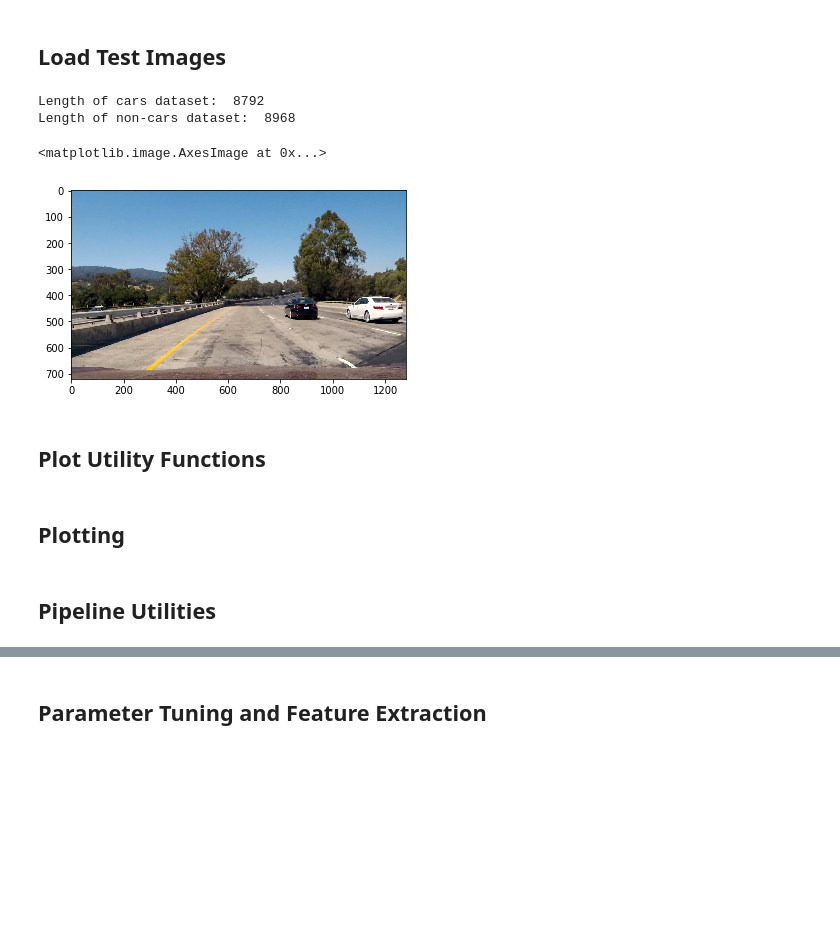
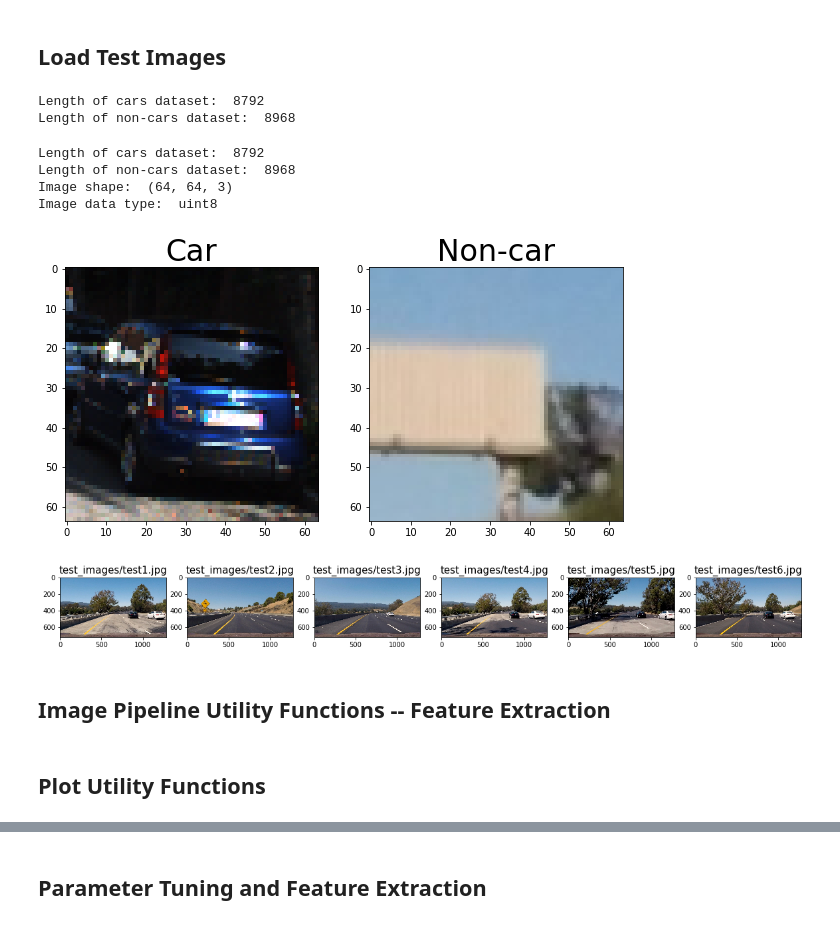
Before and after one commit to DevJoseWeb/CarND-Vehicle-Detection, a Jupyter notebook: P5.ipynb, the cells around one changed output, grey strips where cells are left out. Saved outputs shown, nothing was run; the diff lists cells and outputs as text; code cells hidden in the pictures; blank space fills up the shorter version.

```diff
--- a/P5.ipynb
+++ b/P5.ipynb
@@ -64,9 +65,51 @@ non_cars.extend(glob.glob(non_cars_images_paths[1]))
 
 print ("Length of cars dataset: ", len(cars))
 print ("Length of non-cars dataset: ", len(non_cars))
-plt.imshow(mpimg.imread(test_images[0]))
 # %% [output]
 Length of cars dataset:  8792
 Length of non-cars dataset:  8968
-<matplotlib.image.AxesImage at 0x...>
-[figure, removed]
+# %%
+def generate_dataset_dict(car_list, non_car_list):
+    example_image = cv2.imread(car_list[0])
+    data_dict = {}
+    data_dict["n_cars"] = len(car_list)
+    data_dict["n_non_cars"] = len(non_car_list)
+    data_dict["image_shape"] = example_image.shape
+    data_dict["data_type"] = example_image.dtype
+    return data_dict
+
+vehicle_detection_dataset = generate_dataset_dict(cars, non_cars)
+print ("Length of cars dataset: ", vehicle_detection_dataset["n_cars"])
+print ("Length of non-cars dataset: ", vehicle_detection_dataset["n_non_cars"])
+print ("Image shape: ", vehicle_detection_dataset["image_shape"])
+print ("Image data type: ", vehicle_detection_dataset["data_type"])
+# %% [output]
+Length of cars dataset:  8792
+Length of non-cars dataset:  8968
+Image shape:  (64, 64, 3)
+Image data type:  uint8
+# %%
+rand_car_index = random.randint(0, len(cars))
+rand_car_image = mpimg.imread(cars[rand_car_index])
+
+rand_non_car_index = random.randint(0, len(non_cars))
+rand_non_car_image = mpimg.imread(non_cars[rand_non_car_index])
+
+figure, axis = plt.subplots(1, 2, figsize=(10, 10))
+axis[0].imshow(rand_car_image)
+axis[0].set_title("Car", fontsize=30)
+axis[1].imshow(rand_non_car_image)
+axis[1].set_title("Non-car", fontsize=30)
+figure.savefig('example_car_non-car_images.png')
+
+figure2, axis2 = plt.subplots(1, 6, figsize=(20, 20))
+for i, test_fname in enumerate(test_images):
+    test_image = mpimg.imread(test_fname)
+    axis2[i].imshow(test_image)
+    axis2[i].set_title(test_fname, fontsize=15)
+figure2.savefig('test_images.png')
+# %% [output]
+[figure, added]
+[figure, added]
+# %% [markdown]
+## Image Pipeline Utility Functions -- Feature Extraction
@@ -124,3 +463 @@ def plot3d(pixels, colors_rgb, axis_labels=list("RGB"), axis_limits=[(0, 255), (
     return ax
-# %% [markdown]
-## Plotting
@@ -152,2 +463,0 @@ plt.show()
-# %% [markdown]
-## Pipeline Utilities
```
Also changed, not shown: parts of 30 cells of this notebook, 12 other files.
